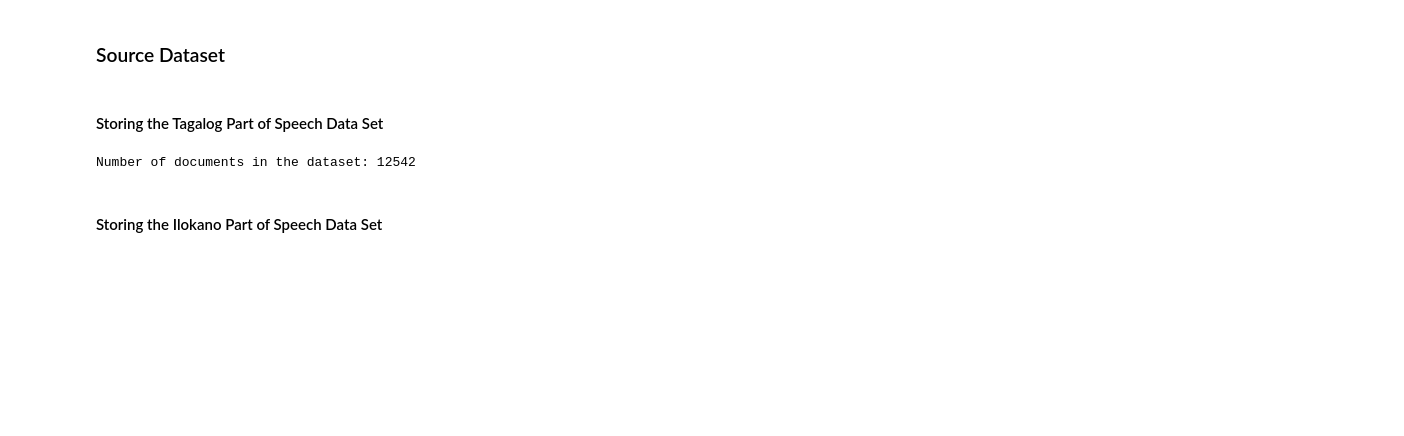
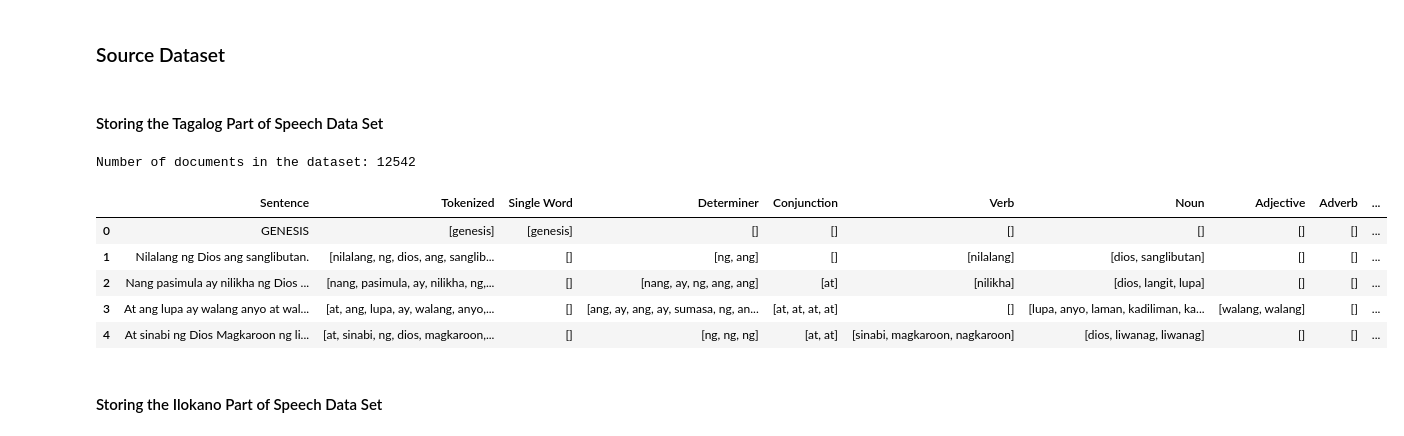
Before and after one commit to JakeCob/Ilokano-to-Tagalog-Machince-Translation, a Jupyter notebook: notebooks/Tagalog to Ilokano/example_based_tl.ipynb, the cells around one changed output. Saved outputs shown, nothing was run; the diff lists cells and outputs as text; code cells hidden in the pictures; blank space fills up the shorter version.

```diff
--- a/notebooks/Tagalog to Ilokano/example_based_tl.ipynb
+++ b/notebooks/Tagalog to Ilokano/example_based_tl.ipynb
@@ -9,14 +9,22 @@
 # %%
 import pandas as pd
 
 # Read the tagalog POS dataset
 tl_pos_data = pd.read_json('../../src/json data/Tagalog to Ilokano/tl_pos.json')
 
 tl_doc_len = len(tl_pos_data)
 
 print('Number of documents in the dataset: {}'.format(tl_doc_len))
+
+tl_pos_data.head()
 # %% [output]
 Number of documents in the dataset: 12542
+|  | Sentence | Tokenized | Single Word | Determiner | Conjunction | Verb | Noun | Adjective | Adverb | ... |
+| 0 | GENESIS | [genesis] | [genesis] | [] | [] | [] | [] | [] | [] | ... |
+| 1 | Nilalang ng Dios ang sanglibutan. | [nilalang, ng, dios, ang, sanglib... | [] | [ng, ang] | [] | [nilalang] | [dios, sanglibutan] | [] | [] | ... |
+| 2 | Nang pasimula ay nilikha ng Dios ... | [nang, pasimula, ay, nilikha, ng,... | [] | [nang, ay, ng, ang, ang] | [at] | [nilikha] | [dios, langit, lupa] | [] | [] | ... |
+| 3 | At ang lupa ay walang anyo at wal... | [at, ang, lupa, ay, walang, anyo,... | [] | [ang, ay, ang, ay, sumasa, ng, an... | [at, at, at, at] | [] | [lupa, anyo, laman, kadiliman, ka... | [walang, walang] | [] | ... |
+| 4 | At sinabi ng Dios Magkaroon ng li... | [at, sinabi, ng, dios, magkaroon,... | [] | [ng, ng, ng] | [at, at] | [sinabi, magkaroon, nagkaroon] | [dios, liwanag, liwanag] | [] | [] | ... |
 # %% [markdown]
 #### Storing the Ilokano Part of Speech Data Set
 # %%
```
Also changed, not shown: parts of 13 cells of this notebook, 37 other files.
